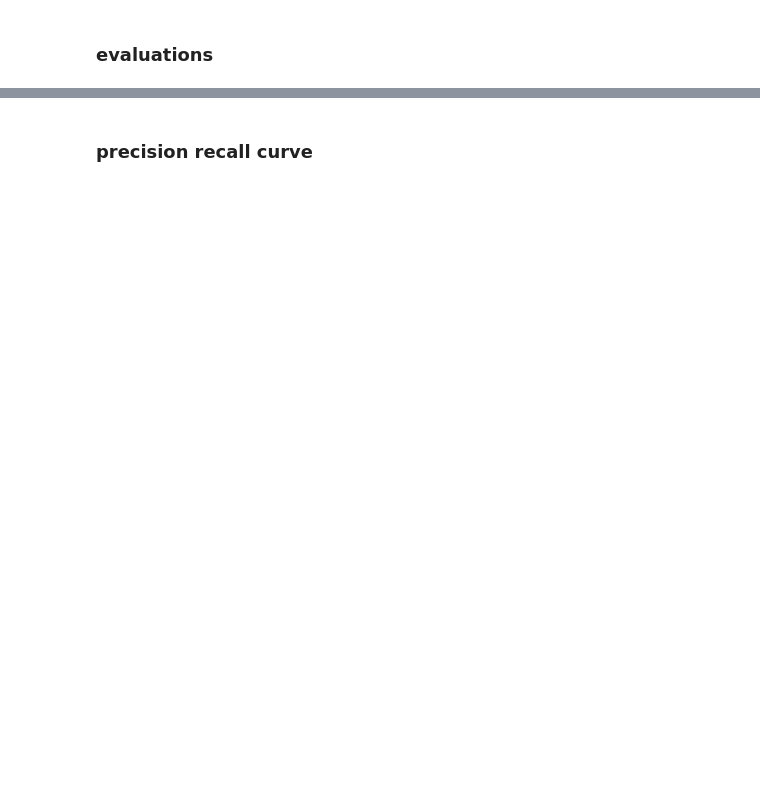
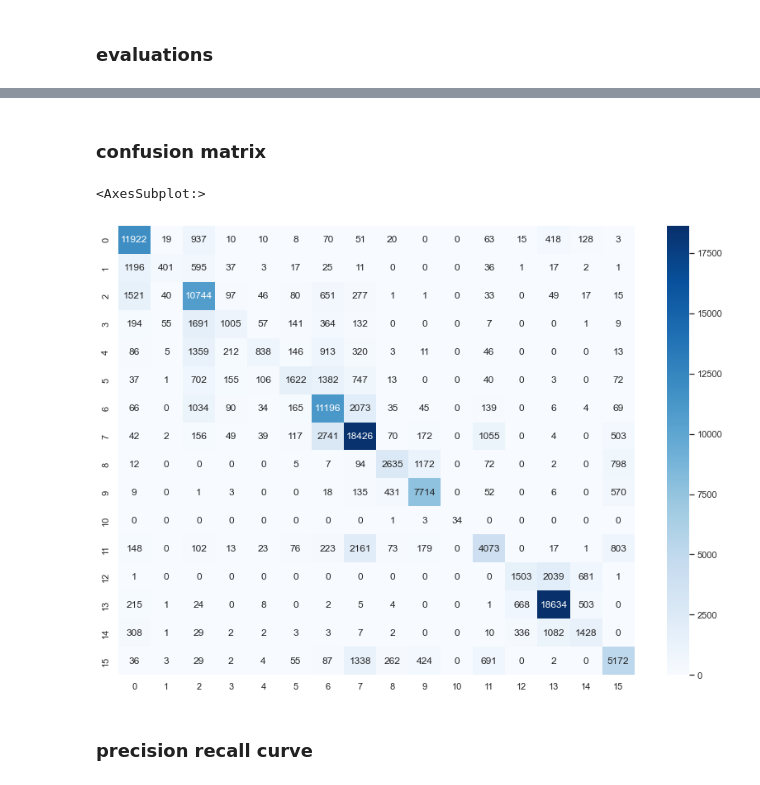
Before and after one commit to antujn/embryoAI, a Jupyter notebook: embryoAI_phase_3_evaluation.ipynb, the cells around one changed output, grey strips where cells are left out. Drawn from its saved outputs; the diff is of its cells as text; code cells hidden in the pictures; blank space fills up the shorter version.

```diff
--- a/embryoAI_phase_3_evaluation.ipynb
+++ b/embryoAI_phase_3_evaluation.ipynb
@@ -97,3 +290,34 @@ Cohen's Kappa: 0.6719372344187282
+# %% [markdown]
+### confusion matrix
+# %%
+import seaborn as sns
+from sklearn.metrics import confusion_matrix
+
+def plot_confusion_matrix(y_true, y_pred, figsize=(14, 10)):
+    """
+    Calculates and plots the confusion matrix for a given set of true and predicted labels.
+
+    Parameters:
+    y_true (array-like): True labels for each sample.
+    y_pred (array-like): Predicted labels for each sample.
+
+    Returns:
+    None
+    """
+
+    # calculate confusion matrix
+    conf_matrix = confusion_matrix(y_true, y_pred)
+
+    # plot confusion matrix using seaborn
+    sns.set(rc={'figure.figsize': figsize})
+    cm_plot = sns.heatmap(conf_matrix, annot=True, cmap='Blues', fmt='d')
+
+    return cm_plot
+
+plot_confusion_matrix(y_true, y_pred)
+# %% [output]
+<AxesSubplot:>
+[figure]
 # %% [markdown]
 ### precision recall curve
 # %%
```
Also changed, not shown: parts of 15 cells of this notebook, 5 other files.
